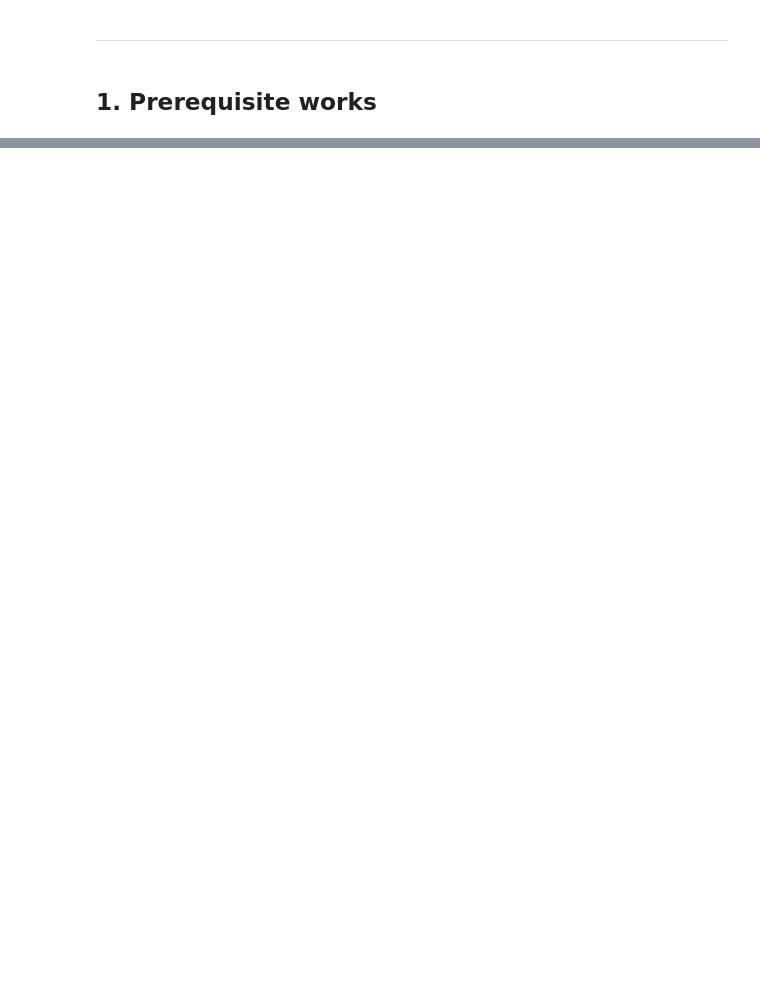
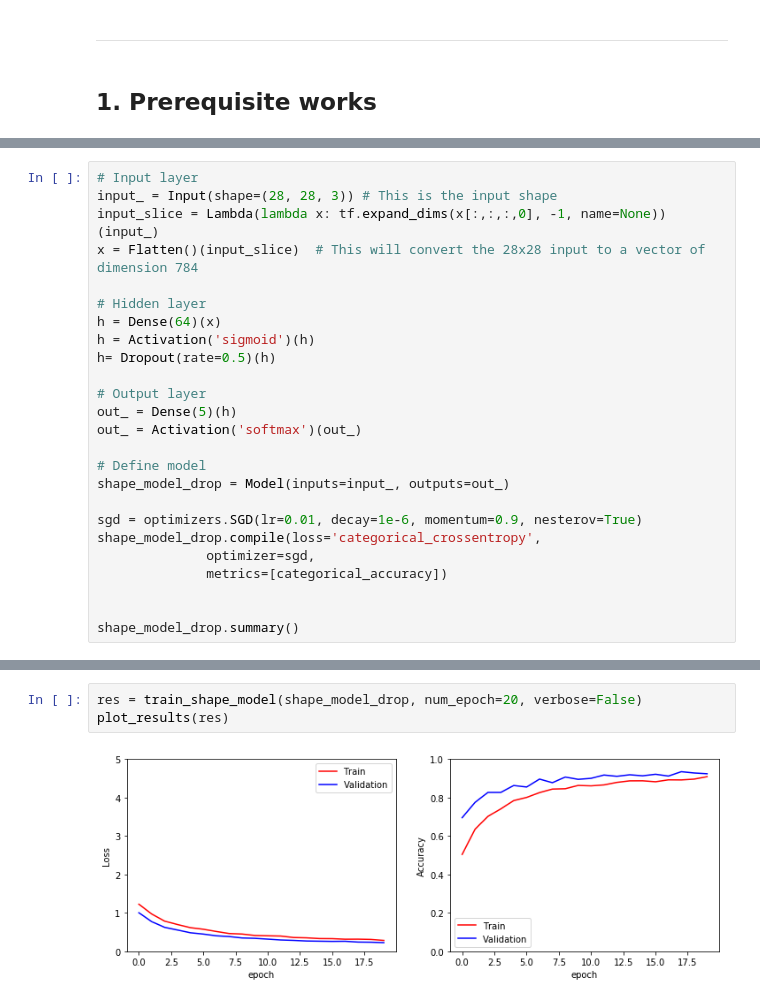
Before and after one commit to dndao/road-traffic-sign-classify, a Jupyter notebook: road-traffice-sign-classify.ipynb, the cells around one changed output, grey strips where cells are left out. Drawn from its saved outputs; the diff is of its cells as text; blank space fills up the shorter version.

```diff
--- a/road-traffice-sign-classify.ipynb
+++ b/road-traffice-sign-classify.ipynb
@@ -54,0 +385,25 @@ tf.__version__
+# %%
+# Input layer
+input_ = Input(shape=(28, 28, 3)) # This is the input shape
+input_slice = Lambda(lambda x: tf.expand_dims(x[:,:,:,0], -1, name=None))(input_)
+x = Flatten()(input_slice)  # This will convert the 28x28 input to a vector of  dimension 784
+
+# Hidden layer
+h = Dense(64)(x)
+h = Activation('sigmoid')(h)
+h= Dropout(rate=0.5)(h)
+
+# Output layer
+out_ = Dense(5)(h)
+out_ = Activation('softmax')(out_)
+
+# Define model
+shape_model_drop = Model(inputs=input_, outputs=out_)
+
+sgd = optimizers.SGD(lr=0.01, decay=1e-6, momentum=0.9, nesterov=True)
+shape_model_drop.compile(loss='categorical_crossentropy',
+              optimizer=sgd,
+              metrics=[categorical_accuracy])
+
+
+shape_model_drop.summary()
@@ -54,0 +428,5 @@ tf.__version__
+# %%
+res = train_shape_model(shape_model_drop, num_epoch=20, verbose=False)
+plot_results(res)
+# %% [output]
+[figure, added]
```
Also changed, not shown: parts of 73 cells of this notebook.
